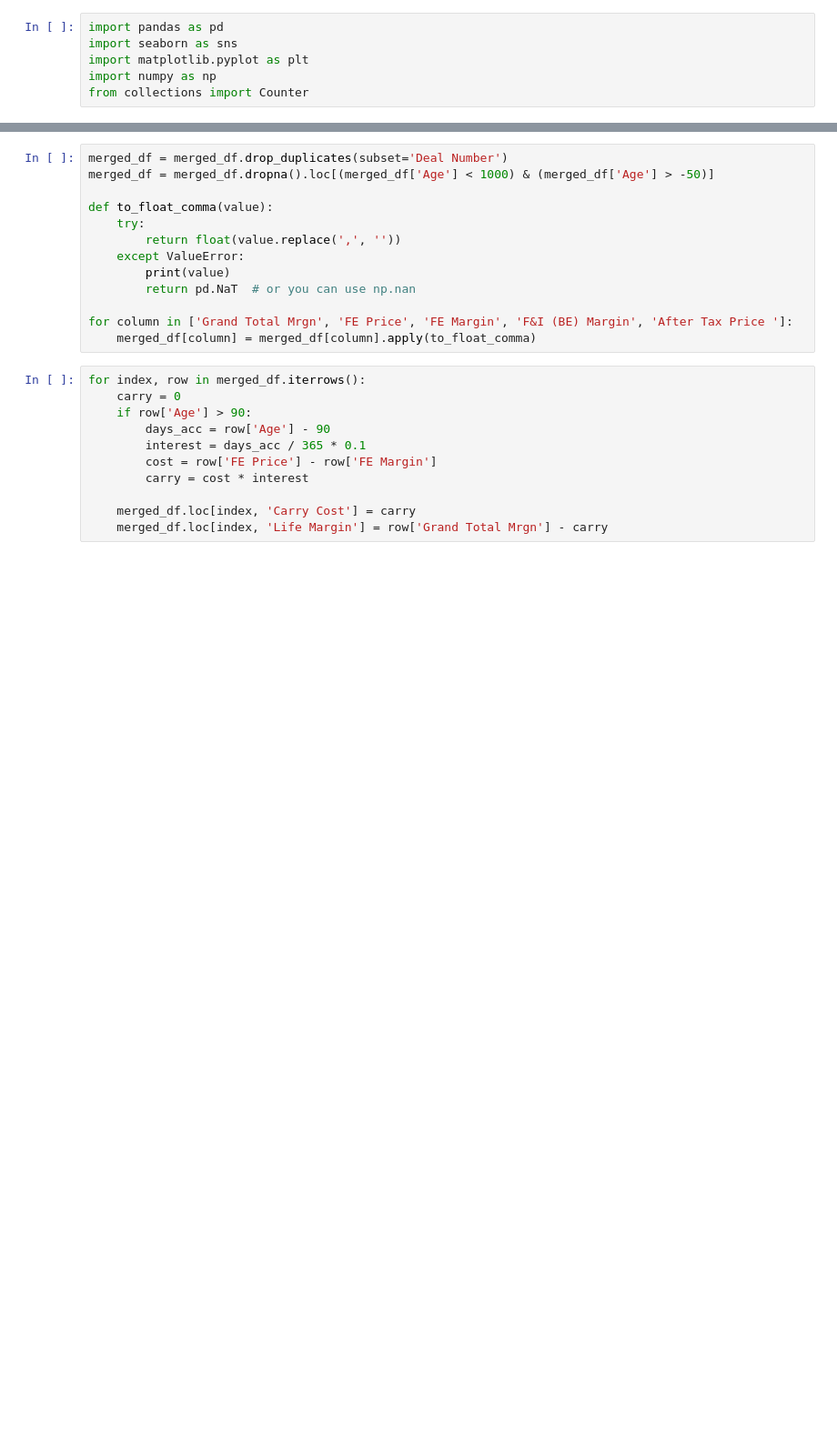
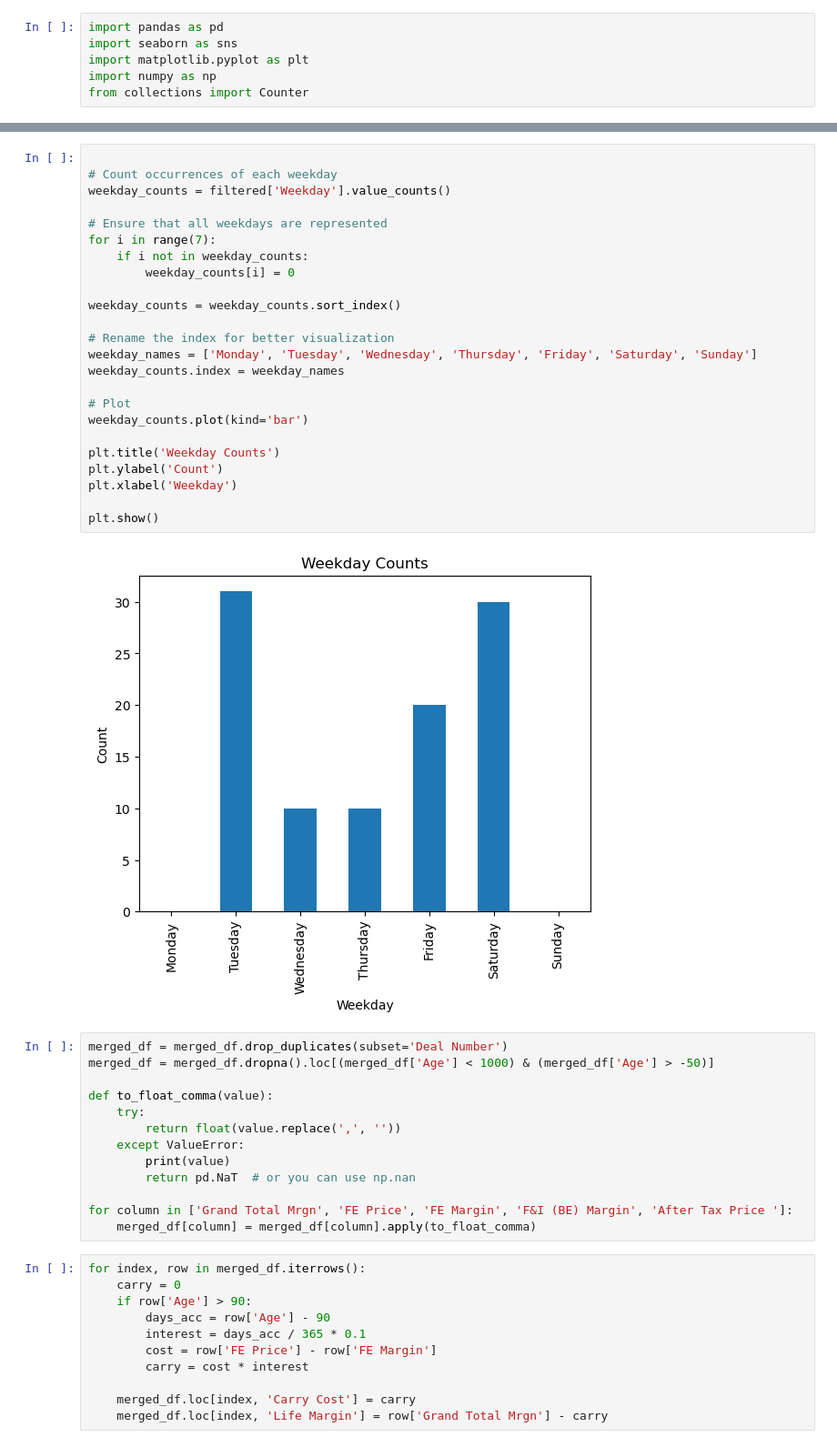
Before and after one commit to TrevorLake/UNIT_ANALYSIS, a Jupyter notebook: Untitled-1.ipynb, the cells around one changed output, grey strips where cells are left out. Shown at 91% size. Saved outputs shown, nothing was run; the diff lists cells and outputs as text; blank space fills up the shorter version.

```diff
--- a/Untitled-1.ipynb
+++ b/Untitled-1.ipynb
@@ -20,3 +62,29 @@ merged_df.columns
+# %%
+
+# Count occurrences of each weekday
+weekday_counts = filtered['Weekday'].value_counts()
+
+# Ensure that all weekdays are represented
+for i in range(7):
+    if i not in weekday_counts:
+        weekday_counts[i] = 0
+
+weekday_counts = weekday_counts.sort_index()
+
+# Rename the index for better visualization
+weekday_names = ['Monday', 'Tuesday', 'Wednesday', 'Thursday', 'Friday', 'Saturday', 'Sunday']
+weekday_counts.index = weekday_names
+
+# Plot
+weekday_counts.plot(kind='bar')
+
+plt.title('Weekday Counts')
+plt.ylabel('Count')
+plt.xlabel('Weekday')
+
+plt.show()
+# %% [output]
+[figure, added]
 # %%
 merged_df = merged_df.drop_duplicates(subset='Deal Number')
 merged_df = merged_df.dropna().loc[(merged_df['Age'] < 1000) & (merged_df['Age'] > -50)]
```
Also changed, not shown: parts of 4 cells of this notebook, 5 other files.
